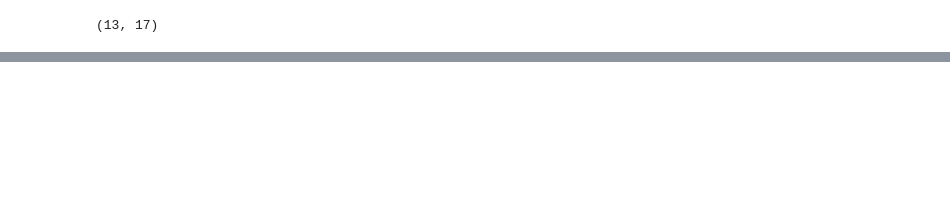
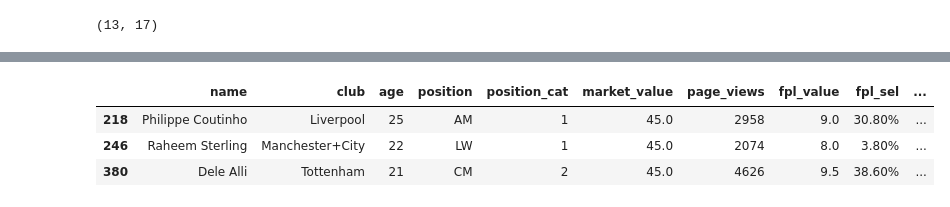
Before and after one commit to momchilantonov/ultimate_pandas_bootcamp, a Jupyter notebook: lectures/DataFrames in Depth.ipynb, the cells around one changed output, grey strips where cells are left out. Cells and saved outputs as stored; diff of their text form; code cells hidden in the pictures; blank space fills up the shorter version.

```diff
--- a/lectures/DataFrames in Depth.ipynb
+++ b/lectures/DataFrames in Depth.ipynb
@@ -108,0 +171,8 @@ players_data[players_data.market_value > 40].shape
+# %%
+# see the results in df
+players_data[players_data.market_value.between(40, 50, inclusive=False)]
+# %% [output]
+|  | name | club | age | position | position_cat | market_value | page_views | fpl_value | fpl_sel | ... |
+| 218 | Philippe Coutinho | Liverpool | 25 | AM | 1 | 45.0 | 2958 | 9.0 | 30.80% | ... |
+| 246 | Raheem Sterling | Manchester+City | 22 | LW | 1 | 45.0 | 2074 | 8.0 | 3.80% | ... |
+| 380 | Dele Alli | Tottenham | 21 | CM | 2 | 45.0 | 4626 | 9.5 | 38.60% | ... |
```
Also changed, not shown: parts of 10 cells of this notebook, 1 other file.
